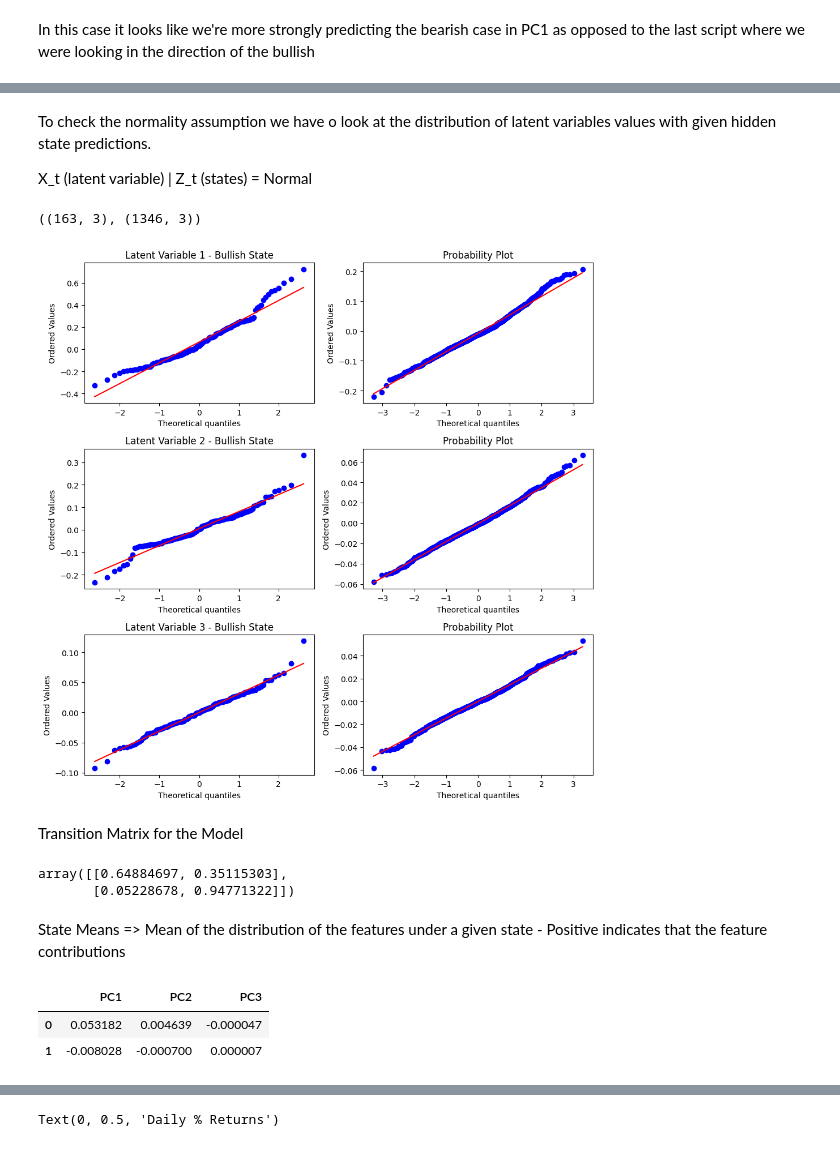
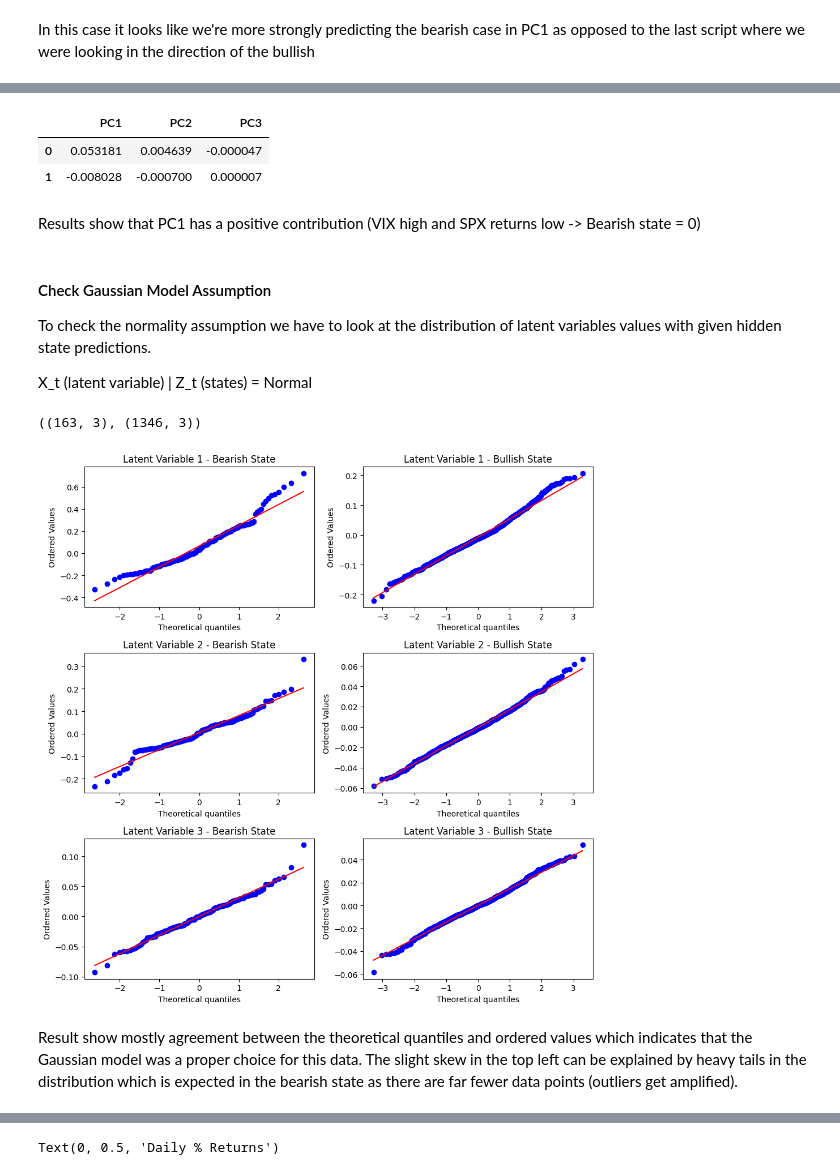
Before and after one commit to CampbelSoup/Regime-Classification-PCA-HMM-S-P500, a Jupyter notebook: traintest_pca_hmm.ipynb, the cells around one changed output, grey strips where cells are left out. Saved outputs shown, nothing was run; the diff lists cells and outputs as text; code cells hidden in the pictures.

Commit message:
Cleaned it up, added some time series cross validation

```diff
--- a/traintest_pca_hmm.ipynb
+++ b/traintest_pca_hmm.ipynb
@@ -86,0 +103,16 @@ GaussianHMM(n_components=2, random_state=123)
+# %%
+tscv = TimeSeriesSplit(n_splits = 10)
+# %%
+state_means = []
+trans_matrx = []
+scores = []
+
+for train_idx, val_idx in tscv.split(latent_train):
+    tr = latent_train[train_idx]
+    val = latent_train[val_idx]
+
+    hmm_model.fit(tr)
+
+    scores.append(hmm_model.score(val)/len(val))
+    trans_matrx.append(hmm_model.transmat_)
+    state_means.append(hmm_model.means_)
@@ -87,5 +255,19 @@ GaussianHMM(n_components=2, random_state=123)
+# %%
+df_means = pd.DataFrame(
+    hmm_model.means_,
+    columns = Saved_PC,
+)
+df_means
+# %% [output]
+|  | PC1 | PC2 | PC3 |
+| 0 | 0.053181 | 0.004639 | -0.000047 |
+| 1 | -0.008028 | -0.000700 | 0.000007 |
+# %% [markdown]
+Results show that PC1 has a positive contribution (VIX high and SPX returns low -> Bearish state  = 0)
 # %% [markdown]
-To check the normality assumption we have o look at the distribution of latent variables values with given hidden state predictions.
+#### Check Gaussian Model Assumption
+
+To check the normality assumption we have to look at the distribution of latent variables values with given hidden state predictions.
 
 X_t (latent variable) | Z_t (states) = Normal
 # %%
@@ -98,35 +280,16 @@ X_bear.shape, X_bull.shape
 # %%
 fig, axes = plt.subplots(nrows=3, ncols=2, figsize=(10,10))
 for i in range(X_bear.shape[1]):
 
     stats.probplot(X_bear[:, i], dist='norm', plot=axes[i,0])
     axes[i,0].set_title(f'Latent Variable {i+1} - Bearish State')
 
     stats.probplot(X_bull[:, i], dist='norm', plot=axes[i,1])
-    axes[i,0].set_title(f'Latent Variable {i+1} - Bullish State')
+    axes[i,1].set_title(f'Latent Variable {i+1} - Bullish State')
 
 plt.tight_layout()
 plt.show()
 # %% [output]
-[figure, old version]
+[figure, new version]
-# %% [markdown]
-Transition Matrix for the Model
-# %%
-transition_matrix = hmm_model.transmat_
-transition_matrix
-# %% [output]
-array([[0.64884697, 0.35115303],
-       [0.05228678, 0.94771322]])
-# %% [markdown]
-State Means => Mean of the distribution of the features under a given state
-    - Positive indicates that the feature contributions
-# %%
-df_means = pd.DataFrame(
-    hmm_model.means_,
-    columns = Saved_PC,
-)
-df_means
-# %% [output]
-|  | PC1 | PC2 | PC3 |
-| 0 | 0.053182 | 0.004639 | -0.000047 |
-| 1 | -0.008028 | -0.000700 | 0.000007 |
+# %% [markdown]
+Result show mostly agreement between the theoretical quantiles and ordered values which indicates that the Gaussian model was a proper choice for this data. The slight skew in the top left can be explained by heavy tails in the distribution which is expected in the bearish state as there are far fewer data points (outliers get amplified).
```
Also changed, not shown: parts of 30 cells of this notebook.
